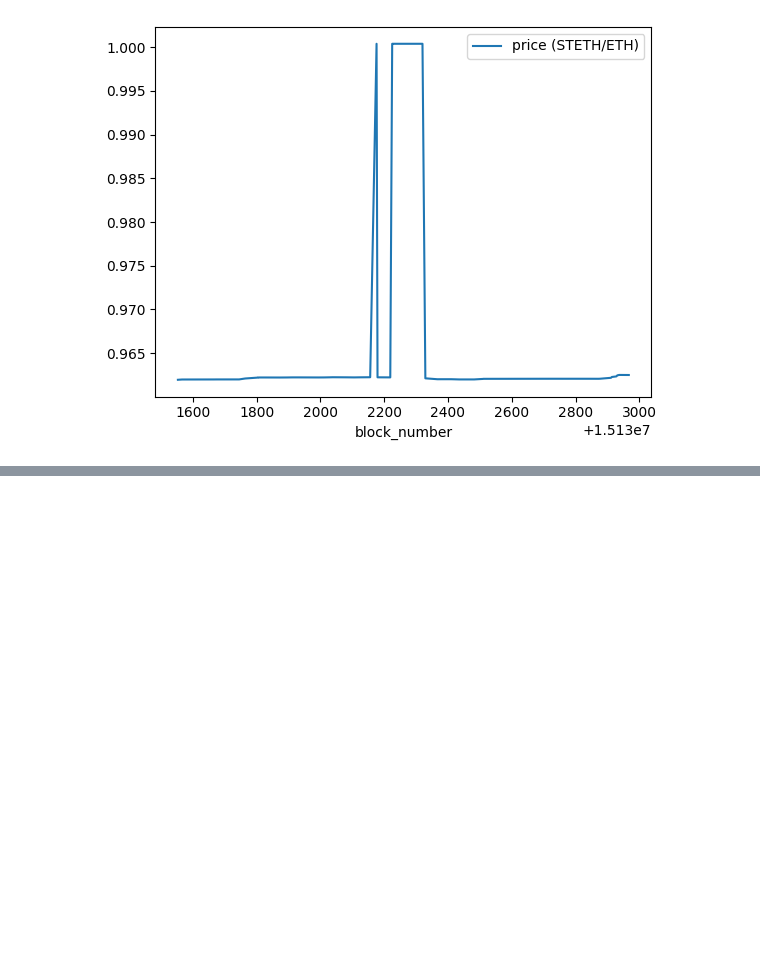
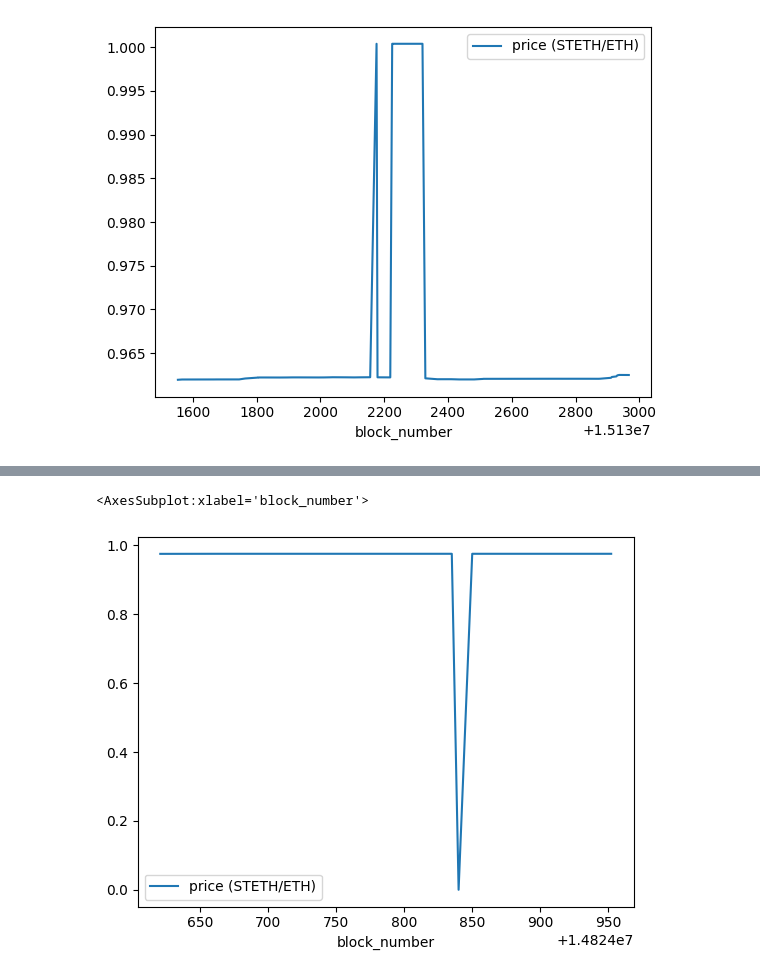
Before and after one commit to fmrmf/hello-ape, a Jupyter notebook: console/hello-ape.ipynb, the cells around one changed output, grey strips where cells are left out. Saved outputs shown, nothing was run; the diff lists cells and outputs as text; code cells hidden in the pictures; blank space fills up the shorter version.

```diff
--- a/console/hello-ape.ipynb
+++ b/console/hello-ape.ipynb
@@ -210,4 +221,9 @@ query_swaps[(query_swaps['block_number'] > 15131500) & (query_swaps['block_numbe
 <AxesSubplot:xlabel='block_number'>
 [figure]
 # %%
-# TODO: add some smoothing in for price
+# first, unfold event arguments into separate columns
+def unfold_event_args(key: str, event_args: dict) -> tp.Any:
+    return event_args[key]
+
+for key in query_swaps.iloc[-1]['event_arguments'].keys():
+    query_swaps[key] = query_swaps['event_arguments'].apply(lambda ev: unfold_event_args(key, ev))
@@ -213,0 +271,7 @@ query_swaps[(query_swaps['block_number'] > 15131500) & (query_swaps['block_numbe
+# %%
+# are the dusting rounding issues also causing those spikes down to zero?
+# look at first spike down to 0
+query_swaps[(query_swaps['block_number'] > 14824600) & (query_swaps['block_number'] < 14825000)].plot(x='block_number', y='price (STETH/ETH)')
+# %% [output]
+<AxesSubplot:xlabel='block_number'>
+[figure, added]
```
Also changed, not shown: parts of 29 cells of this notebook.
